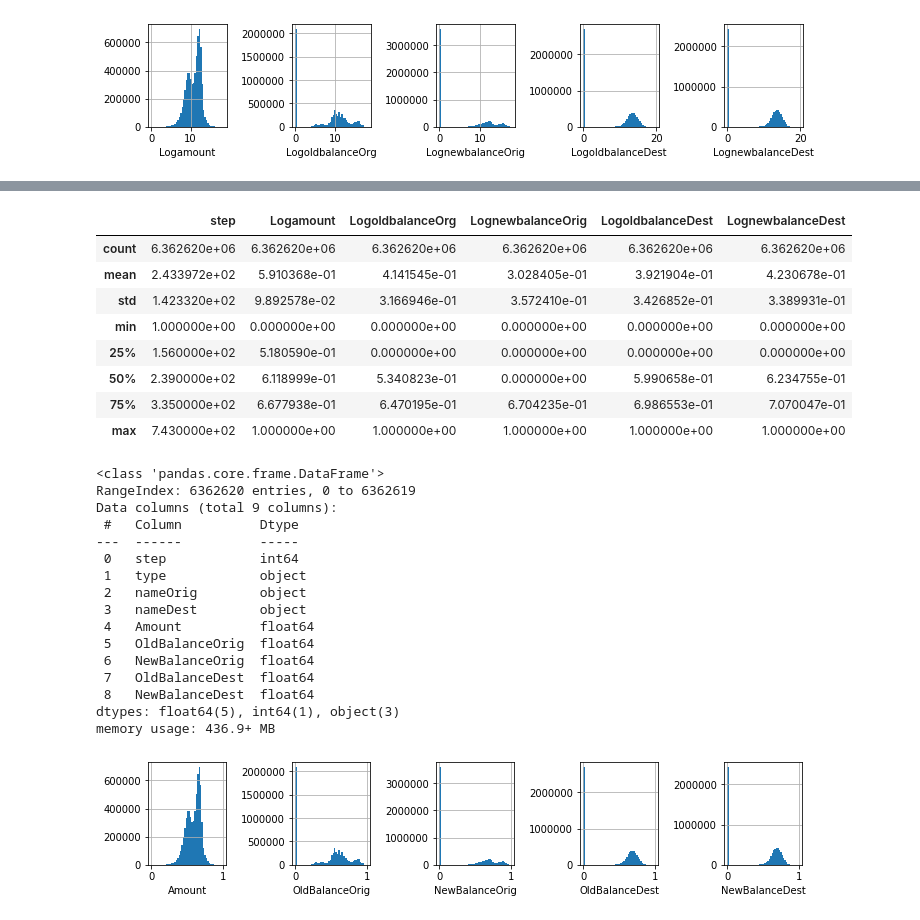
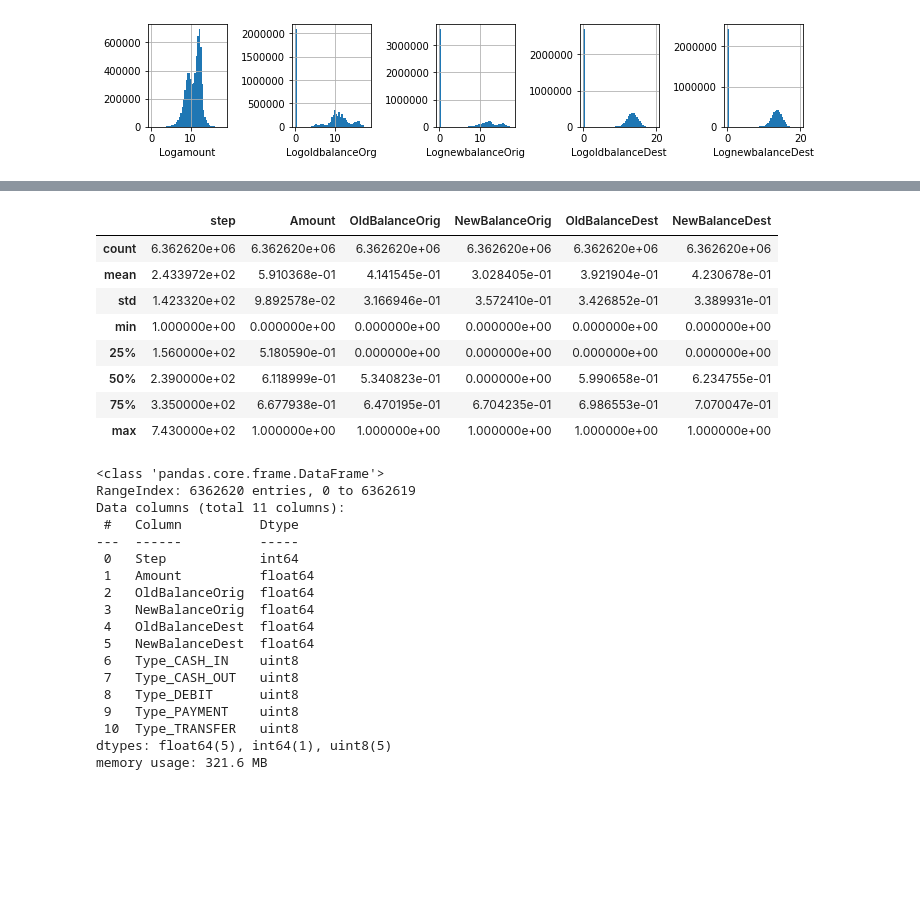
Before and after one commit to sumanth0892/Fraud-Detection, a Jupyter notebook: fraudDetection.ipynb, the cells around one changed output, grey strips where cells are left out. Cells and saved outputs as stored; diff of their text form; code cells hidden in the pictures; blank space fills up the shorter version.

```diff
--- a/fraudDetection.ipynb
+++ b/fraudDetection.ipynb
@@ -90,15 +90,6 @@ x_train[logColumns] = scaler.fit_transform(x_train[logColumns])
 x_train.rename(columns = {'Logamount':'Amount','LogoldbalanceOrg':'OldBalanceOrig','LognewbalanceOrig':'NewBalanceOrig','LogoldbalanceDest':'OldBalanceDest','LognewbalanceDest':'NewBalanceDest'},inplace = True)
 x_train.info()
 x_train.describe()
-plt.figure(1,figsize = (50,50))
-i = 1; nrows = 25; ncols = 25
-for col in numericalColumns:
-    plt.subplot(nrows,ncols,i)
-    x_train[col].hist(bins = 50)
-    plt.xlabel(col)
-    i += 1
-plt.tight_layout()
-plt.show()
 # %% [output]
 <class 'pandas.core.frame.DataFrame'>
 RangeIndex: 6362620 entries, 0 to 6362619
@@ -117,6 +108,6 @@ Data columns (total 9 columns):
 dtypes: float64(5), int64(1), object(3)
 memory usage: 436.9+ MB
-|  | step | Logamount | LogoldbalanceOrg | LognewbalanceOrig | LogoldbalanceDest | LognewbalanceDest |
+|  | step | Amount | OldBalanceOrig | NewBalanceOrig | OldBalanceDest | NewBalanceDest |
 | count | 6.362620e+06 | 6.362620e+06 | 6.362620e+06 | 6.362620e+06 | 6.362620e+06 | 6.362620e+06 |
 | mean | 2.433972e+02 | 5.910368e-01 | 4.141545e-01 | 3.028405e-01 | 3.921904e-01 | 4.230678e-01 |
 | std | 1.423320e+02 | 9.892578e-02 | 3.166946e-01 | 3.572410e-01 | 3.426852e-01 | 3.389931e-01 |
@@ -128,22 +119,27 @@ memory usage: 436.9+ MB
 # %%
 #Import one model and train
 from sklearn.model_selection import train_test_split
-X,x,Y,y = train_test_split(x_train,targetsActual,0.25,random_state = 42)
+x_train.rename(columns = {'step':'Step','type':'Type'},inplace = True)
+xTrainFinal = pd.get_dummies(x_train,columns = ['Type'])
+xTrainFinal.info()
+xTrainFinal.describe()
+x_train,x_test,y_train,y_test = train_test_split(xTrainFinal,targetsActual,test_size = 0.25,random_state = 42)
 # %% [output]
 <class 'pandas.core.frame.DataFrame'>
 RangeIndex: 6362620 entries, 0 to 6362619
-Data columns (total 9 columns):
+Data columns (total 11 columns):
  #   Column          Dtype
 ---  ------          -----
- 0   step            int64
- 1   type            object
- 2   nameOrig        object
- 3   nameDest        object
- 4   Amount          float64
- 5   OldBalanceOrig  float64
- 6   NewBalanceOrig  float64
- 7   OldBalanceDest  float64
- 8   NewBalanceDest  float64
-dtypes: float64(5), int64(1), object(3)
-memory usage: 436.9+ MB
+ 0   Step            int64
+ 1   Amount          float64
+ 2   OldBalanceOrig  float64
+ 3   NewBalanceOrig  float64
+ 4   OldBalanceDest  float64
+ 5   NewBalanceDest  float64
+ 6   Type_CASH_IN    uint8
+ 7   Type_CASH_OUT   uint8
+ 8   Type_DEBIT      uint8
+ 9   Type_PAYMENT    uint8
+ 10  Type_TRANSFER   uint8
+dtypes: float64(5), int64(1), uint8(5)
+memory usage: 321.6 MB
-[figure, removed]
```
Also changed, not shown: parts of 2 cells of this notebook.
